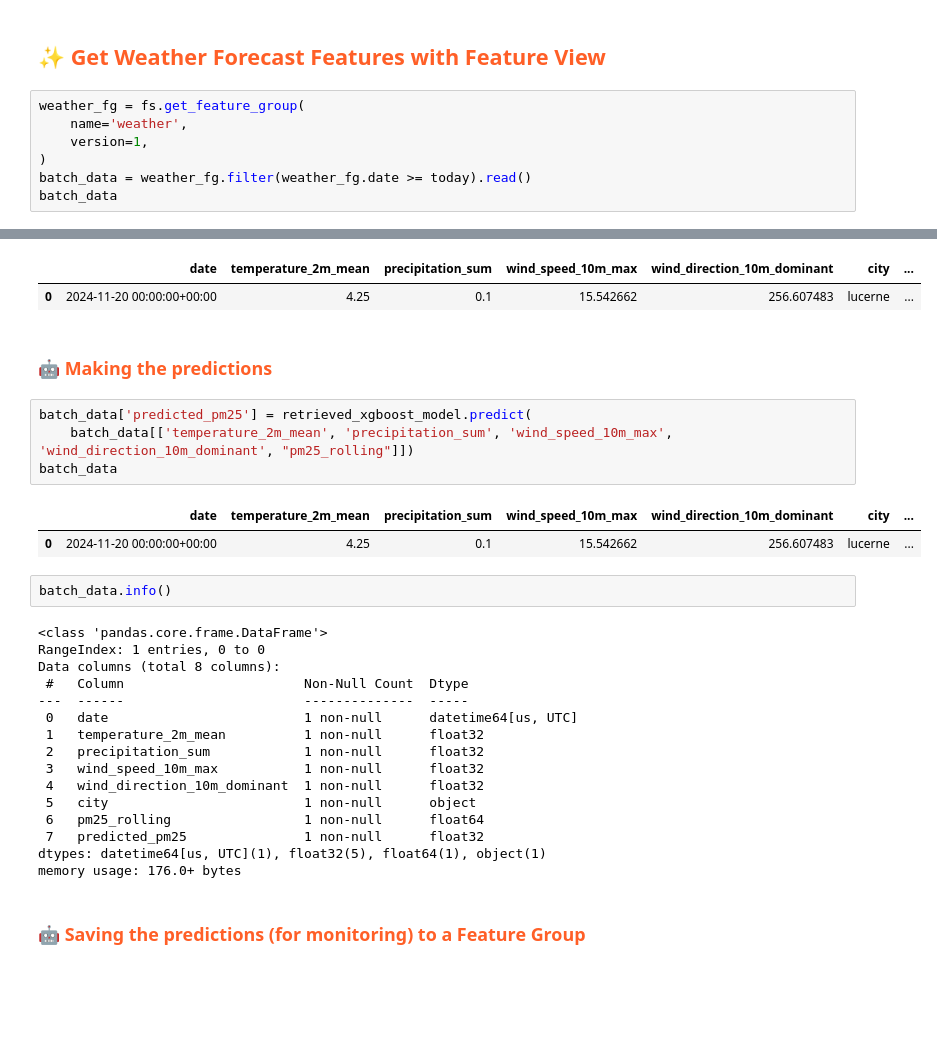
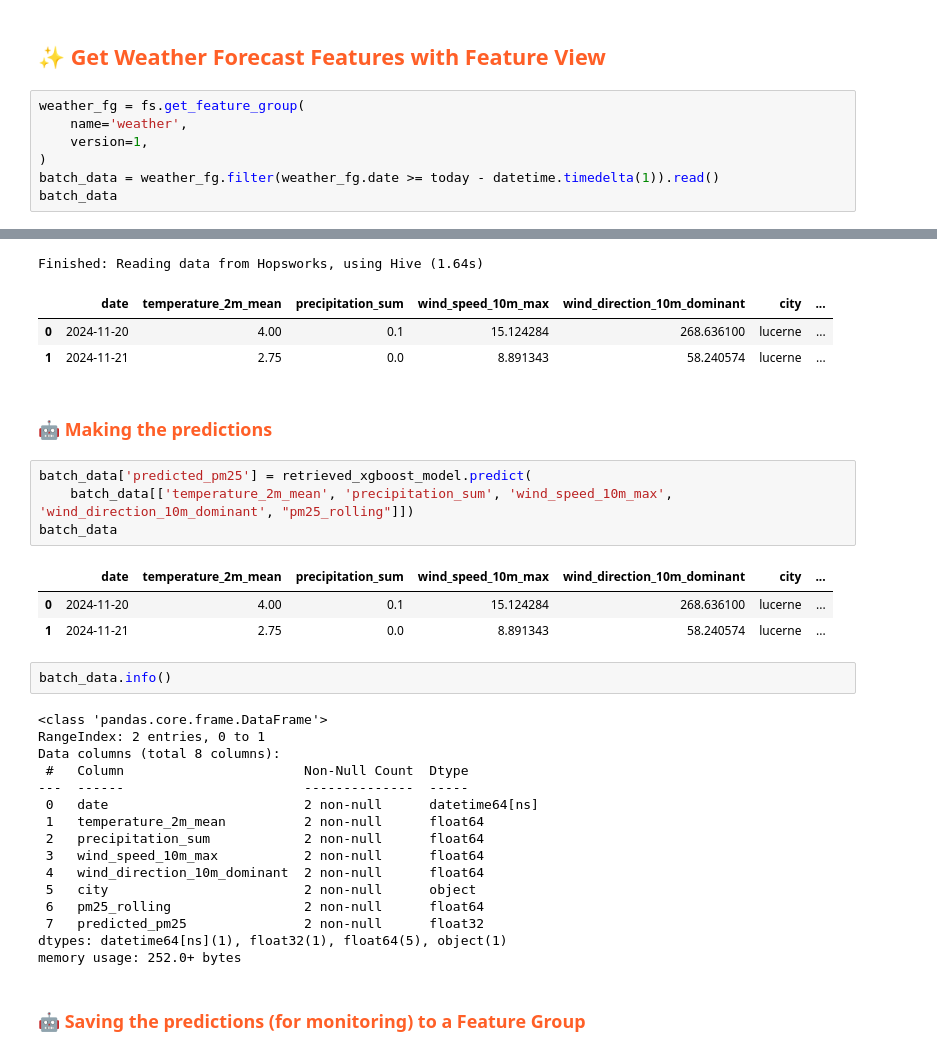
Before and after one commit to leppan02/mlfs-book, a Jupyter notebook: notebooks/ch03/4_air_quality_batch_inference.ipynb, the cells around one changed output, grey strips where cells are left out. Cells and saved outputs as stored; diff of their text form; blank space fills up the shorter version.

```diff
--- a/notebooks/ch03/4_air_quality_batch_inference.ipynb
+++ b/notebooks/ch03/4_air_quality_batch_inference.ipynb
@@ -97,6 +97,6 @@ weather_fg = fs.get_feature_group(
     name='weather',
     version=1,
 )
-batch_data = weather_fg.filter(weather_fg.date >= today).read()
+batch_data = weather_fg.filter(weather_fg.date >= today - datetime.timedelta(1)).read()
 batch_data
 # %% [output]
@@ -104,5 +104,7 @@ Finished: Reading data from Hopsworks, using ArrowFlight (1.17s)
+Finished: Reading data from Hopsworks, using Hive (1.64s)
 |  | date | temperature_2m_mean | precipitation_sum | wind_speed_10m_max | wind_direction_10m_dominant | city | ... |
-| 0 | 2024-11-20 00:00:00+00:00 | 4.25 | 0.1 | 15.542662 | 256.607483 | lucerne | ... |
+| 0 | 2024-11-20 | 4.00 | 0.1 | 15.124284 | 268.636100 | lucerne | ... |
+| 1 | 2024-11-21 | 2.75 | 0.0 | 8.891343 | 58.240574 | lucerne | ... |
 # %% [markdown]
 ### <span style="color:#ff5f27;">🤖 Making the predictions</span>
 # %%
@@ -111,25 +113,26 @@ batch_data['predicted_pm25'] = retrieved_xgboost_model.predict(
 batch_data
 # %% [output]
 |  | date | temperature_2m_mean | precipitation_sum | wind_speed_10m_max | wind_direction_10m_dominant | city | ... |
-| 0 | 2024-11-20 00:00:00+00:00 | 4.25 | 0.1 | 15.542662 | 256.607483 | lucerne | ... |
+| 0 | 2024-11-20 | 4.00 | 0.1 | 15.124284 | 268.636100 | lucerne | ... |
+| 1 | 2024-11-21 | 2.75 | 0.0 | 8.891343 | 58.240574 | lucerne | ... |
 # %%
 batch_data.info()
 # %% [output]
 <class 'pandas.core.frame.DataFrame'>
-RangeIndex: 1 entries, 0 to 0
+RangeIndex: 2 entries, 0 to 1
 Data columns (total 8 columns):
  #   Column                       Non-Null Count  Dtype
 ---  ------                       --------------  -----
- 0   date                         1 non-null      datetime64[us, UTC]
- 1   temperature_2m_mean          1 non-null      float32
- 2   precipitation_sum            1 non-null      float32
- 3   wind_speed_10m_max           1 non-null      float32
- 4   wind_direction_10m_dominant  1 non-null      float32
- 5   city                         1 non-null      object
- 6   pm25_rolling                 1 non-null      float64
- 7   predicted_pm25               1 non-null      float32
-dtypes: datetime64[us, UTC](1), float32(5), float64(1), object(1)
-memory usage: 176.0+ bytes
+ 0   date                         2 non-null      datetime64[ns]
+ 1   temperature_2m_mean          2 non-null      float64
+ 2   precipitation_sum            2 non-null      float64
+ 3   wind_speed_10m_max           2 non-null      float64
+ 4   wind_direction_10m_dominant  2 non-null      float64
+ 5   city                         2 non-null      object
+ 6   pm25_rolling                 2 non-null      float64
+ 7   predicted_pm25               2 non-null      float32
+dtypes: datetime64[ns](1), float32(1), float64(5), object(1)
+memory usage: 252.0+ bytes
 # %% [markdown]
 ### <span style="color:#ff5f27;">🤖 Saving the predictions (for monitoring) to a Feature Group</span>
 # %%
```
Also changed, not shown: parts of 10 cells of this notebook, 6 other files.
